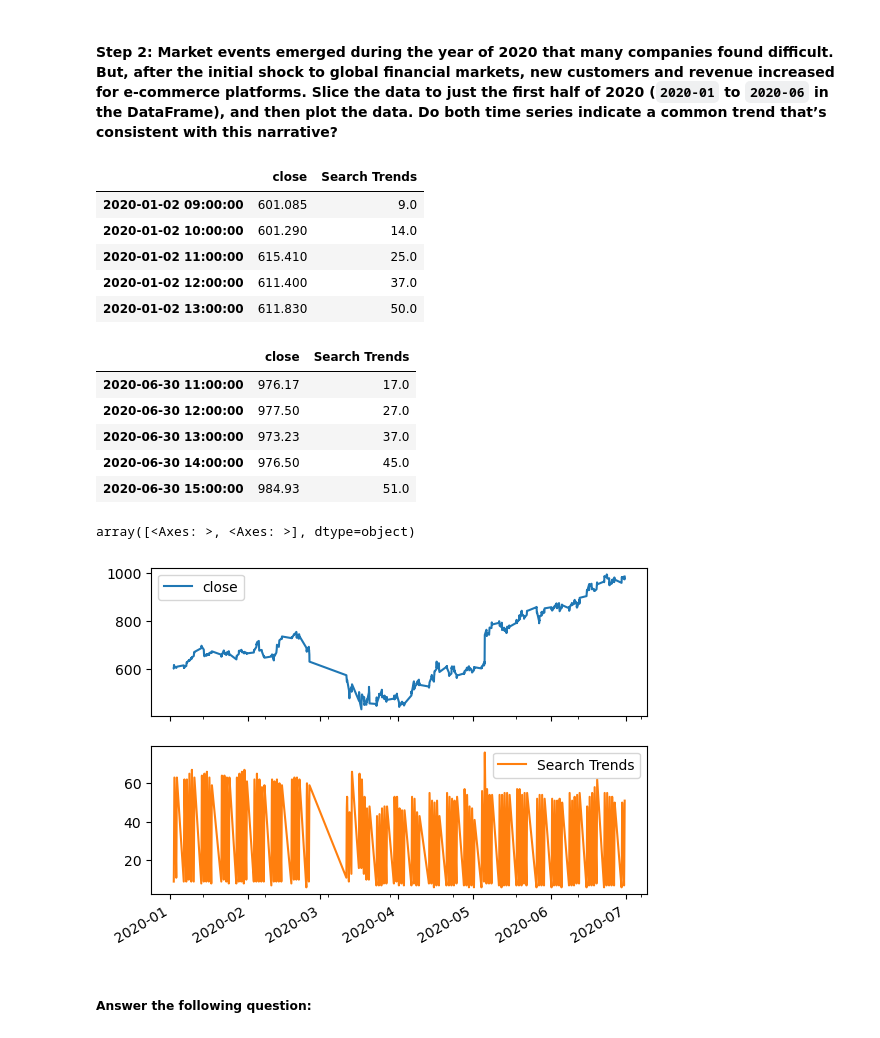
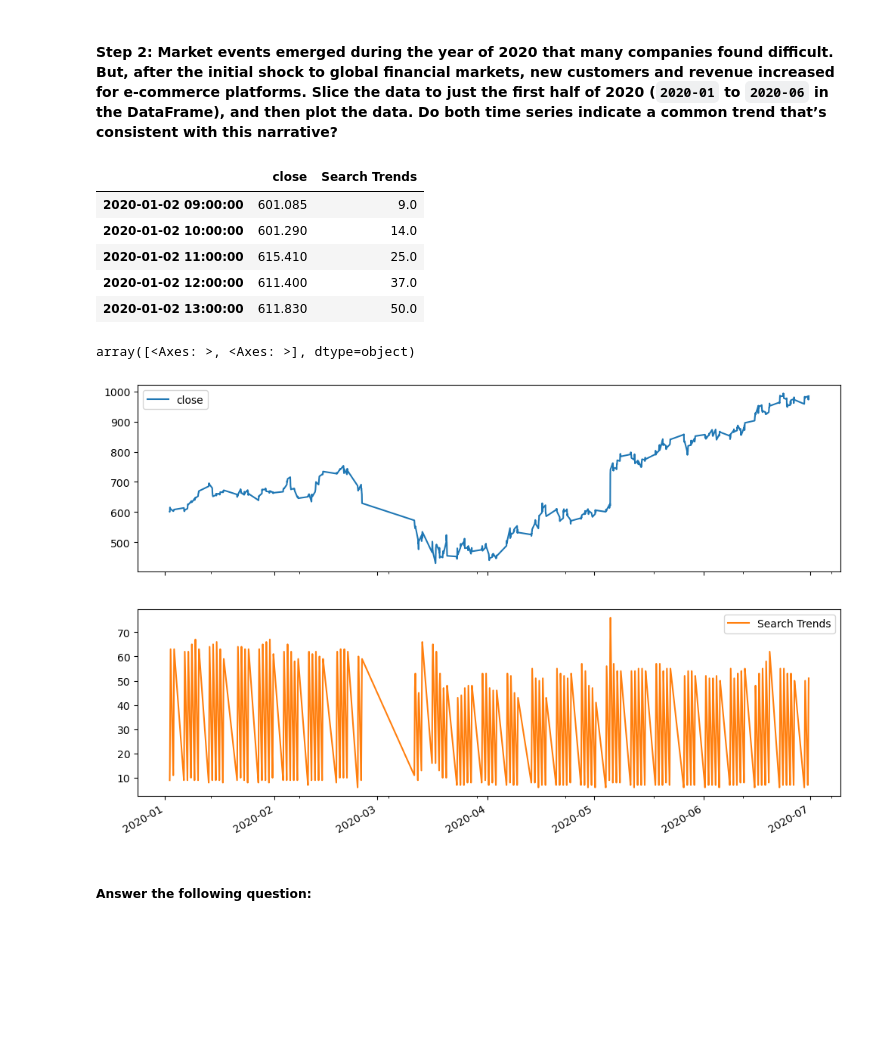
Before and after one commit to Stephensingletary/prophet-challenge, a Jupyter notebook: forecasting_net_prophet.ipynb, the cells around one changed output. Saved outputs shown, nothing was run; the diff lists cells and outputs as text; code cells hidden in the pictures; blank space fills up the shorter version.

```diff
--- a/forecasting_net_prophet.ipynb
+++ b/forecasting_net_prophet.ipynb
@@ -241,9 +242,10 @@ display(df_mercado_stock.tail())
 # %%
 # Concatenate the df_mercado_stock DataFrame with the df_mercado_trends DataFrame
 # Concatenate the DataFrame by columns (axis=1), and drop and rows with only one column of data
-
-
+df_mercado = pd.concat([df_mercado_stock, df_mercado_trends], axis=1).dropna()
 # View the first and last five rows of the DataFrame
+display(df_mercado.head())
+display(df_mercado.tail())
 # %% [output]
 |  | close | Search Trends |
 | 2016-06-01 09:00:00 | 135.16 | 6.0 |
@@ -261,9 +263,10 @@ display(df_mercado_stock.tail())
 #### Step 2: Market events emerged during the year of 2020 that many companies found difficult. But, after the initial shock to global financial markets, new customers and revenue increased for e-commerce platforms. Slice the data to just the first half of 2020 (`2020-01` to `2020-06` in the DataFrame), and then plot the data. Do both time series indicate a common trend that’s consistent with this narrative?
 # %%
 # For the combined dataframe, slice to just the first half of 2020 (2020-01 through 2020-06)
-
+first_half_2020 = df_mercado.loc['2020-01':'2020-06']
 
 # View the first and last five rows of first_half_2020 DataFrame
+display(first_half_2020.head())
 # %% [output]
 |  | close | Search Trends |
 | 2020-01-02 09:00:00 | 601.085 | 9.0 |
@@ -271,19 +274,14 @@ display(df_mercado_stock.tail())
 | 2020-01-02 11:00:00 | 615.410 | 25.0 |
 | 2020-01-02 12:00:00 | 611.400 | 37.0 |
 | 2020-01-02 13:00:00 | 611.830 | 50.0 |
-|  | close | Search Trends |
-| 2020-06-30 11:00:00 | 976.17 | 17.0 |
-| 2020-06-30 12:00:00 | 977.50 | 27.0 |
-| 2020-06-30 13:00:00 | 973.23 | 37.0 |
-| 2020-06-30 14:00:00 | 976.50 | 45.0 |
-| 2020-06-30 15:00:00 | 984.93 | 51.0 |
 # %%
 # Visualize the close and Search Trends data
 # Plot each column on a separate axes using the following syntax
 # `plot(subplots=True)`
+first_half_2020.plot(subplots=True, figsize=(12, 8))
 # %% [output]
 array([<Axes: >, <Axes: >], dtype=object)
-[figure, old version]
+[figure, new version]
 # %% [markdown]
 ##### Answer the following question:
 # %% [markdown]
```
Also changed, not shown: parts of 20 cells of this notebook.
